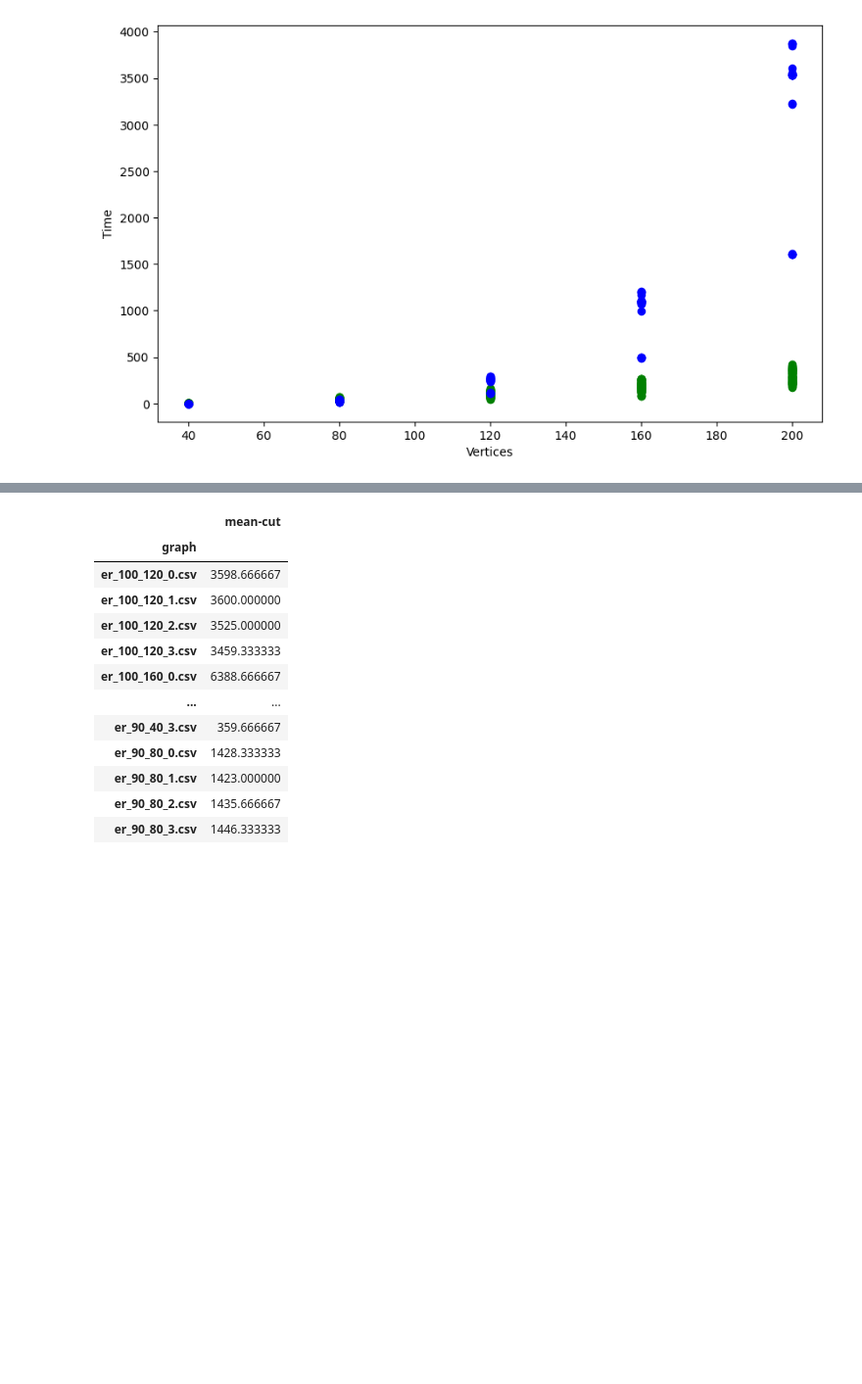
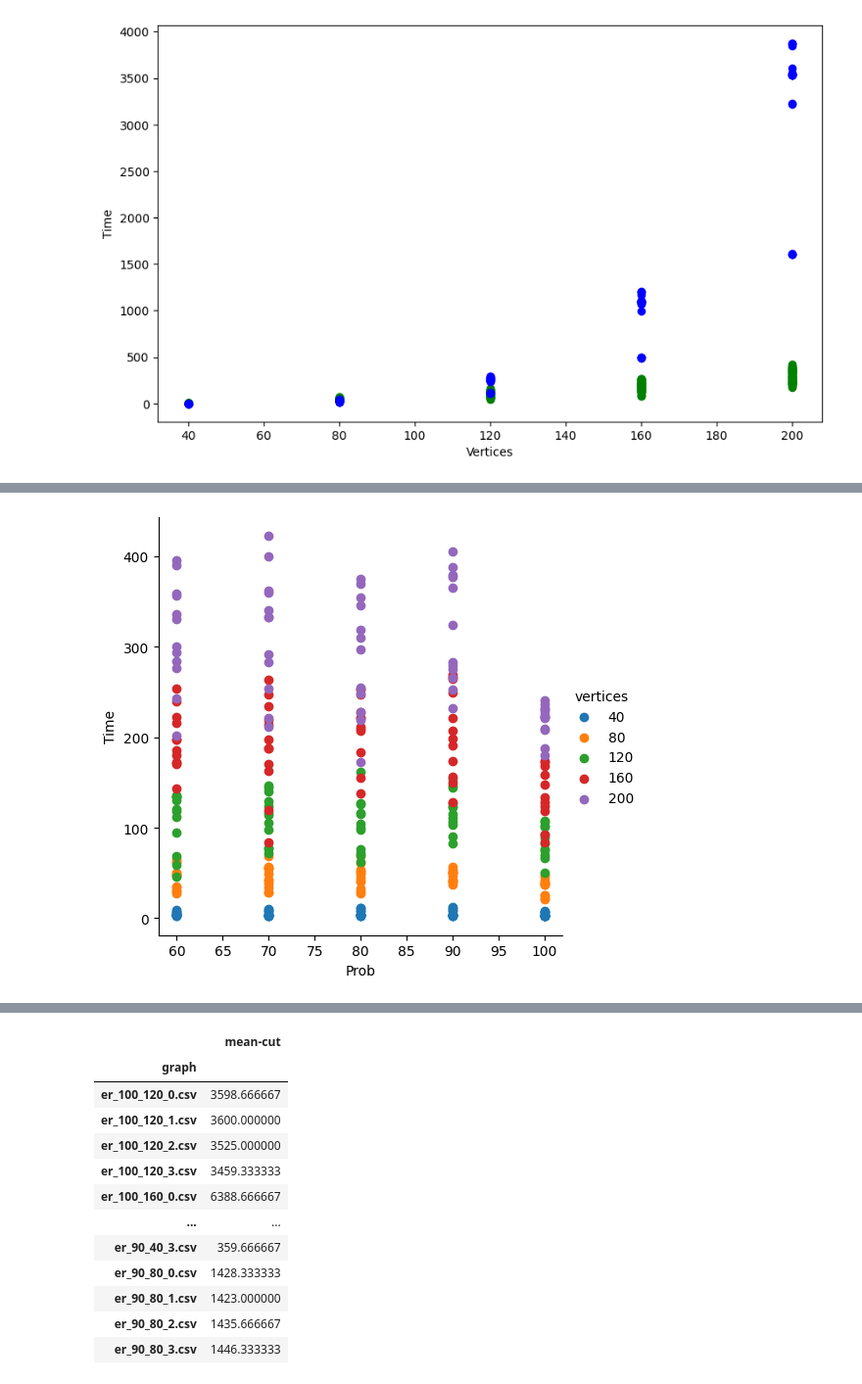
Before and after one commit to pauloaviana/ndde_project, a Jupyter notebook: statistics/data_analysis/gecco_analysis.ipynb, the cells around one changed output, grey strips where cells are left out. Shown at 98% size. Cells and saved outputs as stored; diff of their text form; code cells hidden in the pictures; blank space fills up the shorter version.

```diff
--- a/statistics/data_analysis/gecco_analysis.ipynb
+++ b/statistics/data_analysis/gecco_analysis.ipynb
@@ -110,0 +105,9 @@ df
+# %%
+sns.FacetGrid(df, hue="vertices", height=5) \
+   .map(plt.scatter, "Prob", "time") \
+   .add_legend()
+plt.xlabel("Prob")
+plt.ylabel("Time")
+plt.show()
+# %% [output]
+[figure, added]
```
Also changed, not shown: parts of 12 cells of this notebook.
